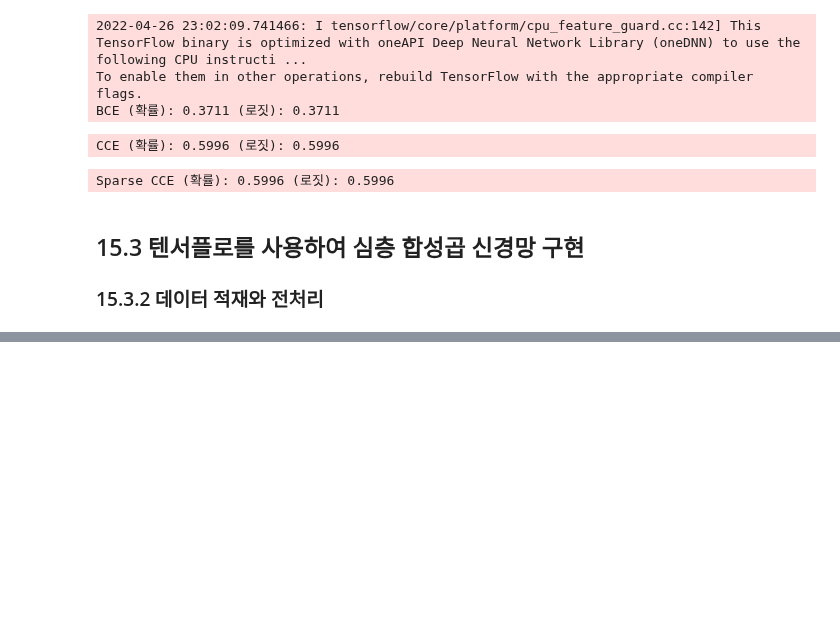
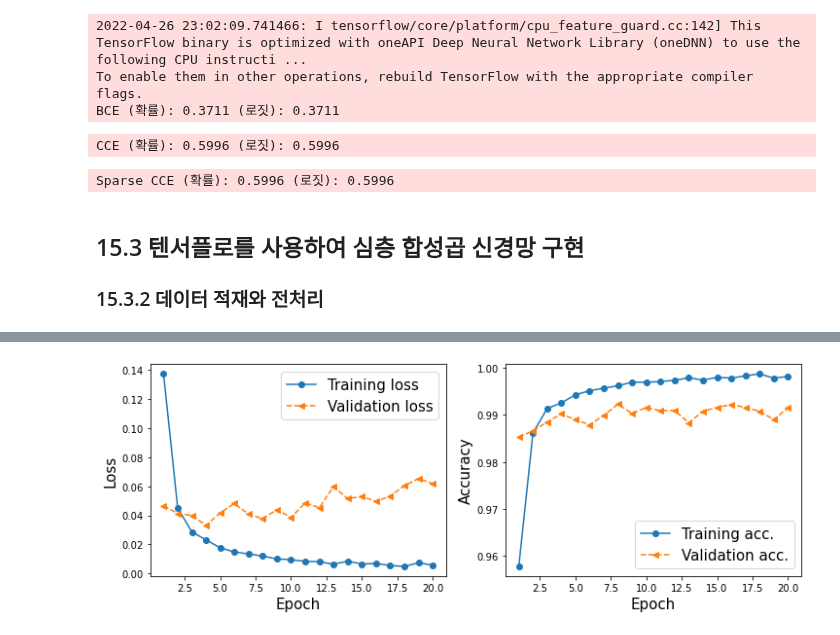
Before and after one commit to sunghyouk/study_room, a Jupyter notebook: python_ML/ex_chapter_15.ipynb, the cells around one changed output, grey strips where cells are left out. Saved outputs shown, nothing was run; the diff lists cells and outputs as text; code cells hidden in the pictures; blank space fills up the shorter version.

Commit message:
update MNIST CNN

```diff
--- a/python_ML/ex_chapter_15.ipynb
+++ b/python_ML/ex_chapter_15.ipynb
@@ -131,0 +161,22 @@ mnist_test = mnist_train.skip(10000).batch(BATCH_SIZE)
+# %%
+# 두 개 밀집층 + 드롭 아웃 층 추가
+model.add(tf.keras.layers.Dense(
+    units=1024, name='fc_1', activation='relu'))
+
+model.add(tf.keras.layers.Dropout(rate=0.5))
+
+model.add(tf.keras.layers.Dense(
+    units=10, name='fc_2', activation='softmax'))
+# %%
+# 모델 build -> compile
+tf.random.set_seed(1)
+model.build(input_shape=(None, 28, 28, 1))
+model.compile(
+    optimizer=tf.keras.optimizers.Adam(),
+    loss=tf.keras.losses.SparseCategoricalCrossentropy(),
+    metrics=['accuracy'])
+# %%
+# fit() on validation set - evaluate () - predict()
+history = model.fit(mnist_train, epochs=NUM_EPOCHS,
+                    validation_data=mnist_valid,
+                    shuffle=True)
@@ -131,0 +203,25 @@ mnist_test = mnist_train.skip(10000).batch(BATCH_SIZE)
+# %%
+# 학습 곡선 그리기
+import matplotlib.pyplot as plt
+import numpy as np
+hist = history.history
+x_arr = np.arange(len(hist['loss'])) + 1
+fig = plt.figure(figsize=(12, 4))
+
+ax = fig.add_subplot(1, 2, 1)
+ax.plot(x_arr, hist['loss'], '-o', label='Training loss')
+ax.plot(x_arr, hist['val_loss'], '--<', label='Validation loss')
+ax.set_xlabel('Epoch', size=15)
+ax.set_ylabel('Loss', size=15)
+ax.legend(fontsize=15)
+
+ax = fig.add_subplot(1, 2, 2)
+ax.plot(x_arr, hist['accuracy'], '-o', label='Training acc.')
+ax.plot(x_arr, hist['val_accuracy'], '--<', label='Validation acc.')
+ax.legend(fontsize=15)
+ax.set_xlabel('Epoch', size=15)
+ax.set_ylabel('Accuracy', size=15)
+
+plt.show()
+# %% [output]
+[figure, added]
```
Also changed, not shown: parts of 12 cells of this notebook.
